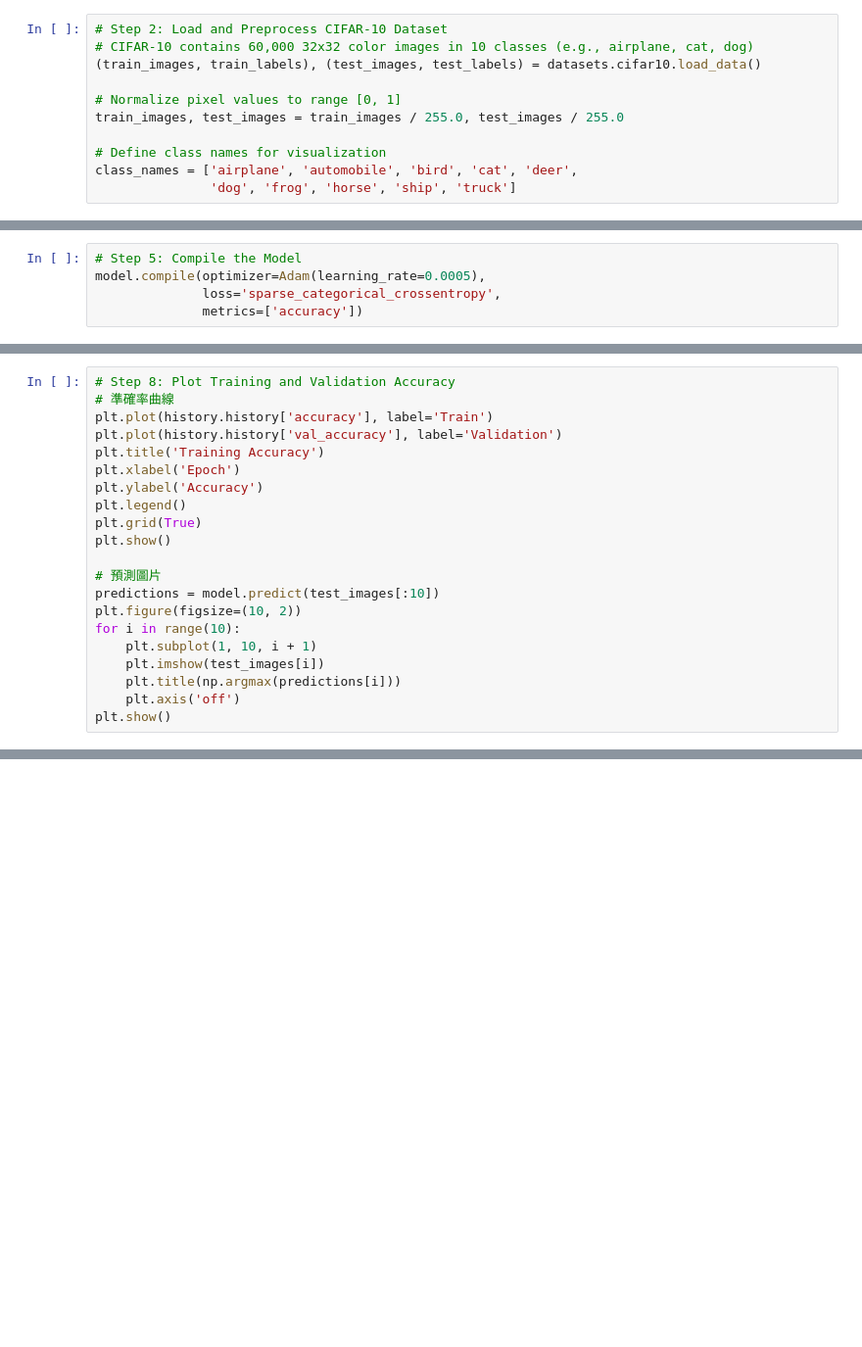
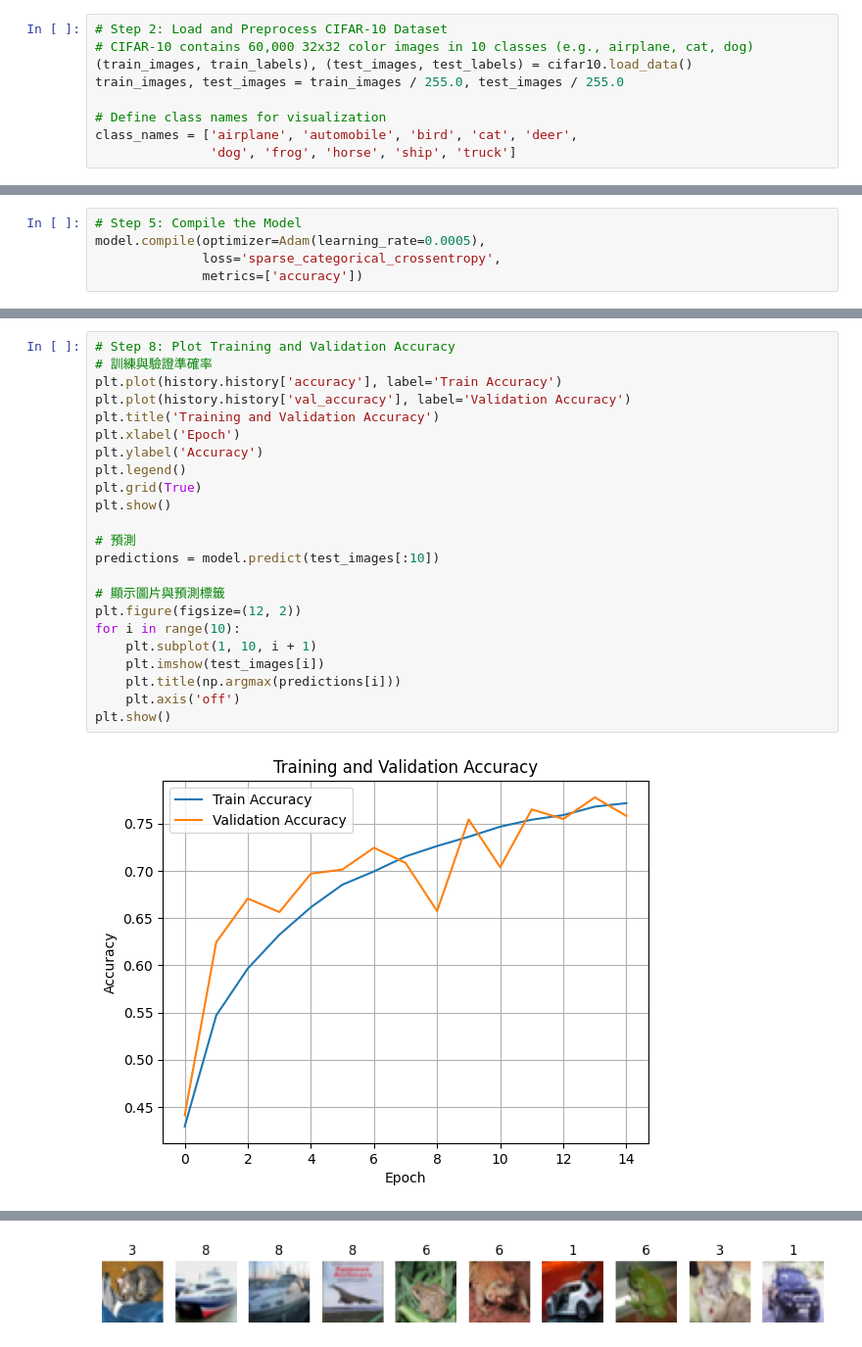
Before and after one commit to ChienIKao/CNN-Assignment-2025, a Jupyter notebook: ACS110126_CNN_Assignment.ipynb, the cells around one changed output, grey strips where cells are left out. Shown: that part at 98% size. Drawn from its saved outputs; the diff is of its cells as text; blank space fills up the shorter version.

```diff
--- a/ACS110126_CNN_Assignment.ipynb
+++ b/ACS110126_CNN_Assignment.ipynb
@@ -16,9 +17,7 @@ import matplotlib.pyplot as plt
 # %%
 # Step 2: Load and Preprocess CIFAR-10 Dataset
 # CIFAR-10 contains 60,000 32x32 color images in 10 classes (e.g., airplane, cat, dog)
-(train_images, train_labels), (test_images, test_labels) = datasets.cifar10.load_data()
-
-# Normalize pixel values to range [0, 1]
+(train_images, train_labels), (test_images, test_labels) = cifar10.load_data()
 train_images, test_images = train_images / 255.0, test_images / 255.0
 
 # Define class names for visualization
@@ -112,21 +131,25 @@ print(f"\nTest accuracy: {test_acc:.4f}")
 # %%
 # Step 8: Plot Training and Validation Accuracy
-# 準確率曲線
-plt.plot(history.history['accuracy'], label='Train')
-plt.plot(history.history['val_accuracy'], label='Validation')
-plt.title('Training Accuracy')
+# 訓練與驗證準確率
+plt.plot(history.history['accuracy'], label='Train Accuracy')
+plt.plot(history.history['val_accuracy'], label='Validation Accuracy')
+plt.title('Training and Validation Accuracy')
 plt.xlabel('Epoch')
 plt.ylabel('Accuracy')
 plt.legend()
 plt.grid(True)
 plt.show()
 
-# 預測圖片
+# 預測
 predictions = model.predict(test_images[:10])
-plt.figure(figsize=(10, 2))
+
+# 顯示圖片與預測標籤
+plt.figure(figsize=(12, 2))
 for i in range(10):
     plt.subplot(1, 10, i + 1)
     plt.imshow(test_images[i])
     plt.title(np.argmax(predictions[i]))
     plt.axis('off')
 plt.show()
+# %% [output]
+[figure, added]
@@ -133,3 +157,4 @@ plt.show()
+[figure, added]
 # %%
 # Step 9: Make Predictions
 predictions = model.predict(test_images[:5])
```
Also changed, not shown: parts of 8 cells of this notebook.
